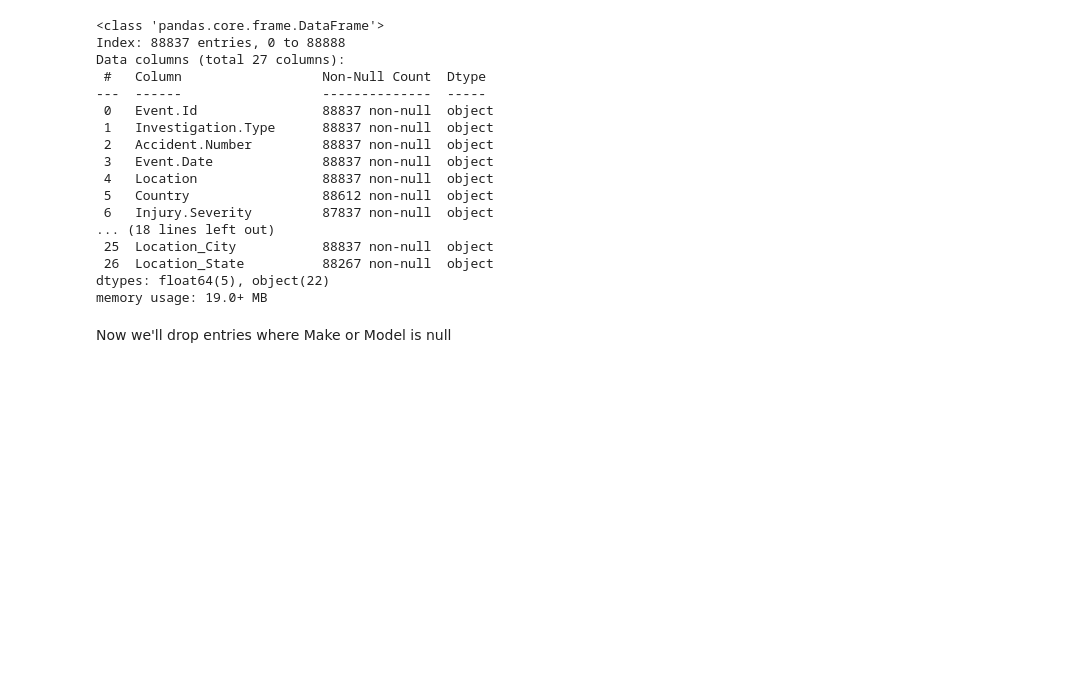
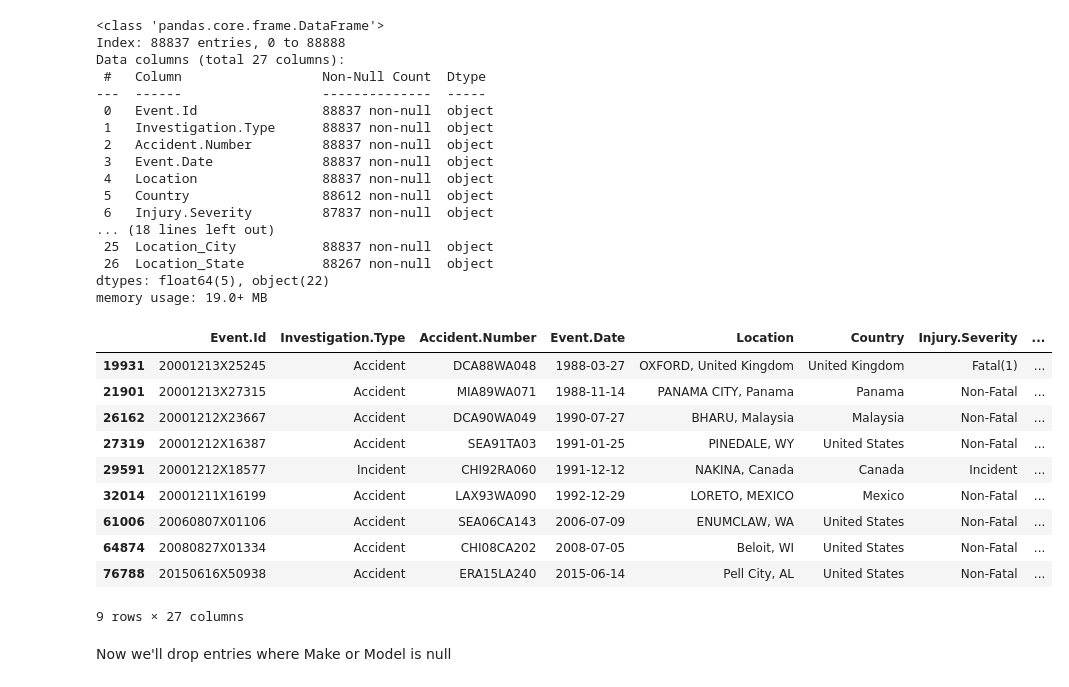
Before and after one commit to mgulbin13/dsc-phase-1-project, a Jupyter notebook: data_cleaning.ipynb, the cells around one changed output. Saved outputs shown, nothing was run; the diff lists cells and outputs as text; code cells hidden in the pictures; blank space fills up the shorter version.

```diff
--- a/data_cleaning.ipynb
+++ b/data_cleaning.ipynb
@@ -181,6 +181,21 @@ Data columns (total 27 columns):
  26  Location_State          88267 non-null  object
 dtypes: float64(5), object(22)
 memory usage: 19.0+ MB
+# %%
+#dropped_df[dropped_df['Number.of.Engines'] == 0][['Aircraft.Category', 'Event.Date']]
+dropped_df[(dropped_df['Number.of.Engines'] == 0) & (dropped_df['Aircraft.Category'] == 'Airplane')]
+# %% [output]
+|  | Event.Id | Investigation.Type | Accident.Number | Event.Date | Location | Country | Injury.Severity | ... |
+| 19931 | 20001213X25245 | Accident | DCA88WA048 | 1988-03-27 | OXFORD, United Kingdom | United Kingdom | Fatal(1) | ... |
+| 21901 | 20001213X27315 | Accident | MIA89WA071 | 1988-11-14 | PANAMA CITY, Panama | Panama | Non-Fatal | ... |
+| 26162 | 20001212X23667 | Accident | DCA90WA049 | 1990-07-27 | BHARU, Malaysia | Malaysia | Non-Fatal | ... |
+| 27319 | 20001212X16387 | Accident | SEA91TA03 | 1991-01-25 | PINEDALE, WY | United States | Non-Fatal | ... |
+| 29591 | 20001212X18577 | Incident | CHI92RA060 | 1991-12-12 | NAKINA, Canada | Canada | Incident | ... |
+| 32014 | 20001211X16199 | Accident | LAX93WA090 | 1992-12-29 | LORETO, MEXICO | Mexico | Non-Fatal | ... |
+| 61006 | 20060807X01106 | Accident | SEA06CA143 | 2006-07-09 | ENUMCLAW, WA | United States | Non-Fatal | ... |
+| 64874 | 20080827X01334 | Accident | CHI08CA202 | 2008-07-05 | Beloit, WI | United States | Non-Fatal | ... |
+| 76788 | 20150616X50938 | Accident | ERA15LA240 | 2015-06-14 | Pell City, AL | United States | Non-Fatal | ... |
+9 rows × 27 columns
 # %% [markdown]
 Now we'll drop entries where Make or Model is null
 # %% [markdown]
```
